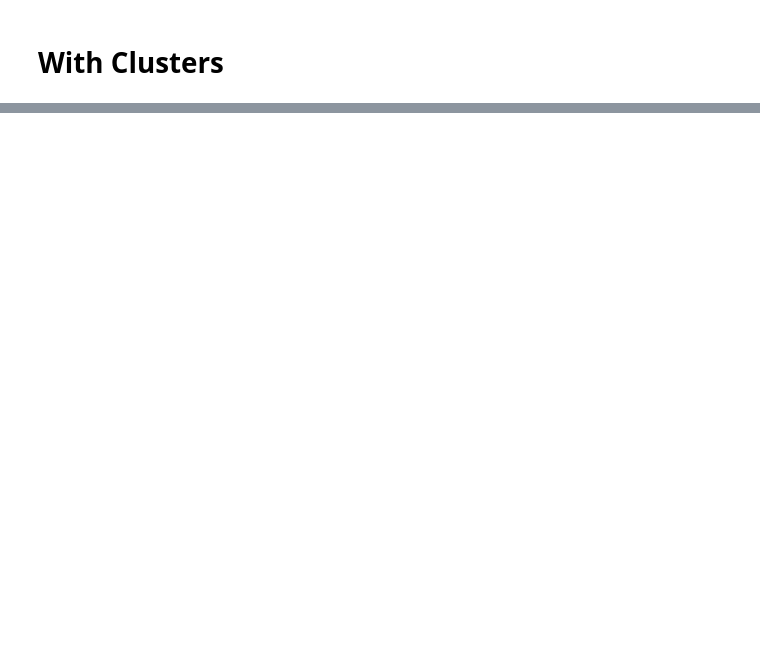
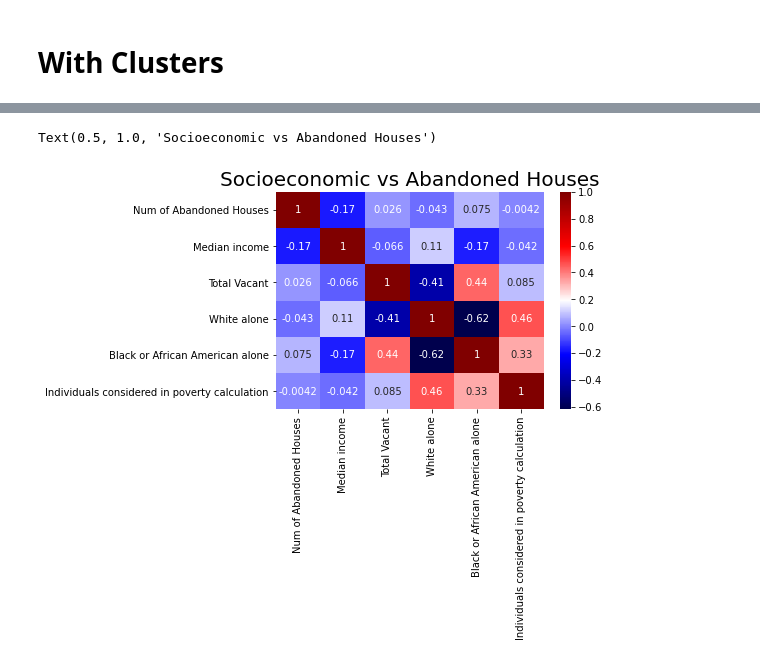
Before and after one commit to duyhho/NSFSCC-Python, a Jupyter notebook: Land Bank/Land Bank-BhuvanVisualization.ipynb, the cells around one changed output, grey strips where cells are left out. Cells and saved outputs as stored; diff of their text form; code cells hidden in the pictures; blank space fills up the shorter version.

```diff
--- a/Land Bank/Land Bank-BhuvanVisualization.ipynb
+++ b/Land Bank/Land Bank-BhuvanVisualization.ipynb
@@ -252,0 +350,7 @@ df_311.head()
+# %%
+socio_corr = master_df[['Num of Abandoned Houses', 'Median income', 'Total Vacant', 'White alone', 'Black or African American alone', "Individuals considered in poverty calculation"]].corr()
+sns.heatmap(socio_corr, annot = True, cmap = 'seismic')
+plt.title('Socioeconomic vs Abandoned Houses', fontsize = 20) # title with fontsize 20
+# %% [output]
+Text(0.5, 1.0, 'Socioeconomic vs Abandoned Houses')
+[figure, added]
```
Also changed, not shown: parts of 14 cells of this notebook, 3 other files.
